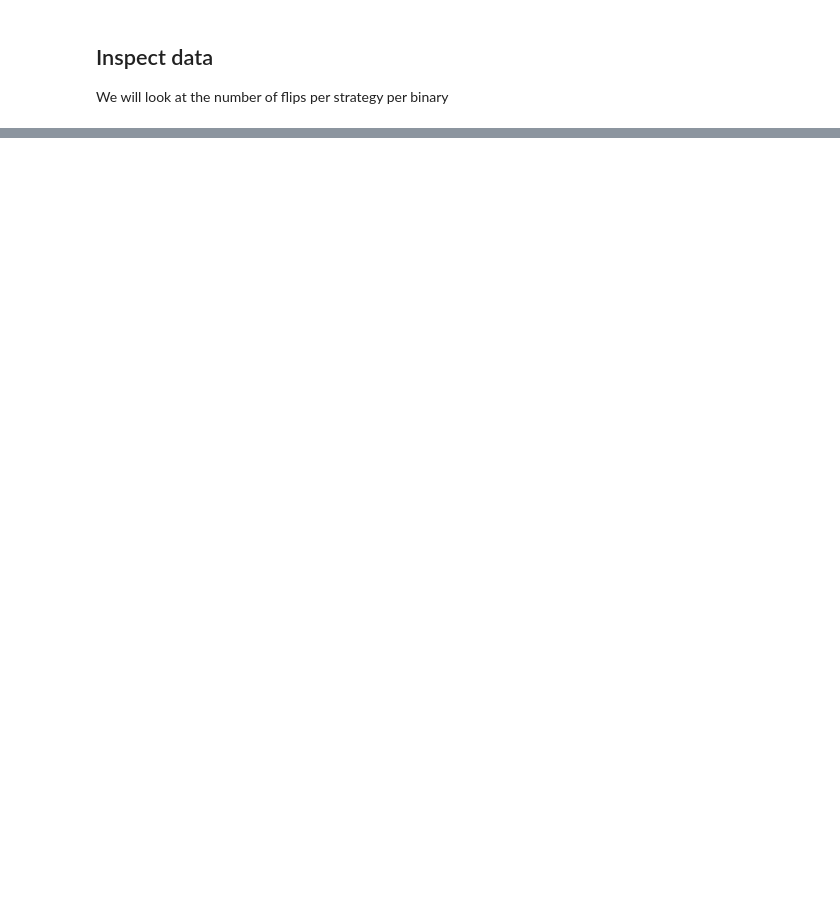
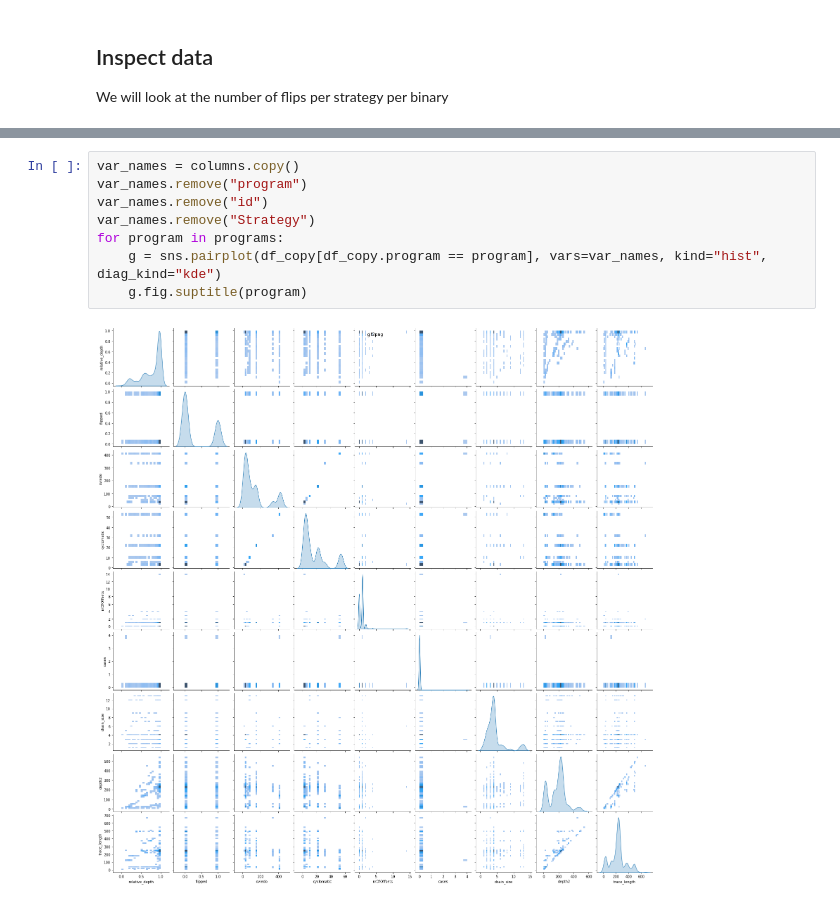
Before and after one commit to Dhayalanb/MotivationThesis, a Jupyter notebook: fuzz_checker/fuzz_checker.ipynb, the cells around one changed output, grey strips where cells are left out. Cells and saved outputs as stored; diff of their text form; blank space fills up the shorter version.

```diff
--- a/fuzz_checker/fuzz_checker.ipynb
+++ b/fuzz_checker/fuzz_checker.ipynb
@@ -72,0 +99,10 @@ We will filter the values of - from the data and see the correlation coefficient
+# %%
+var_names = columns.copy()
+var_names.remove("program")
+var_names.remove("id")
+var_names.remove("Strategy")
+for program in programs:
+    g = sns.pairplot(df_copy[df_copy.program == program], vars=var_names, kind="hist", diag_kind="kde")
+    g.fig.suptitle(program)
+# %% [output]
+[figure, added]
```
Also changed, not shown: parts of 27 cells of this notebook.
